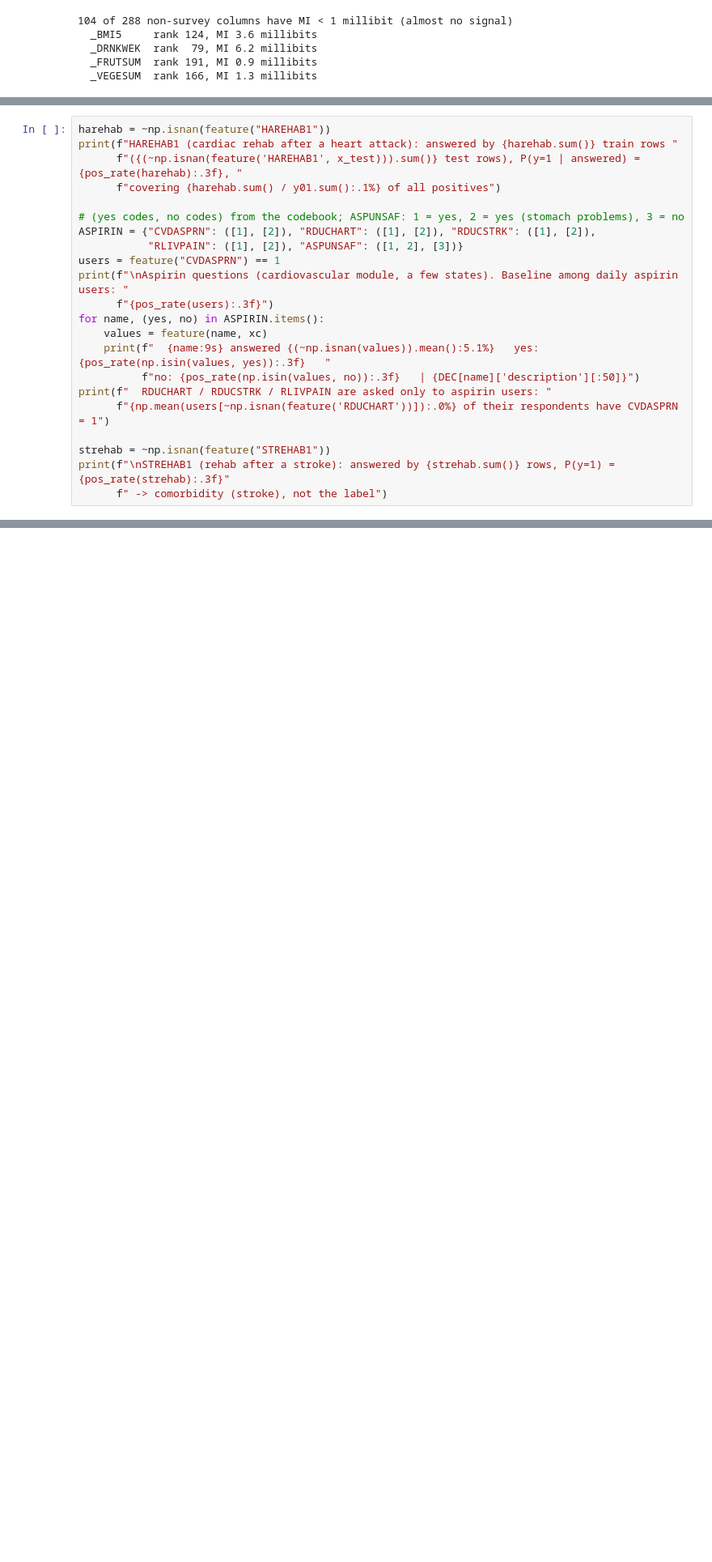
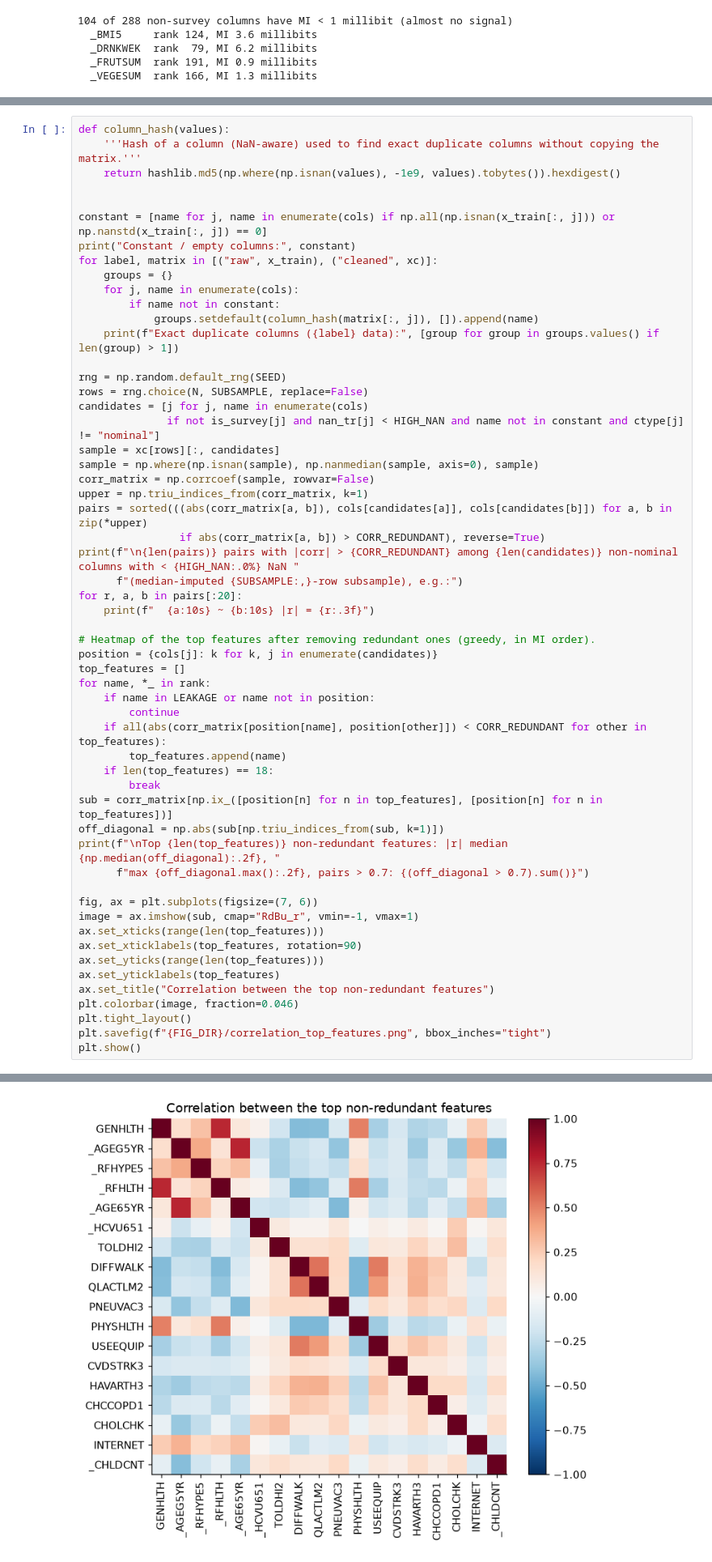
Before and after one commit to Zhiqian-Zhou/ML_Project1, a Jupyter notebook: notebooks/01_eda.ipynb, the cells around one changed output, grey strips where cells are left out. Shown at 81% size. Cells and saved outputs as stored; diff of their text form; blank space fills up the shorter version.

```diff
--- a/notebooks/01_eda.ipynb
+++ b/notebooks/01_eda.ipynb
@@ -816,23 +808,57 @@ Some questions are only asked to people who already had the disease, or are a co
 # %%
-harehab = ~np.isnan(feature("HAREHAB1"))
-print(f"HAREHAB1 (cardiac rehab after a heart attack): answered by {harehab.sum()} train rows "
-      f"({(~np.isnan(feature('HAREHAB1', x_test))).sum()} test rows), P(y=1 | answered) = {pos_rate(harehab):.3f}, "
-      f"covering {harehab.sum() / y01.sum():.1%} of all positives")
+def column_hash(values):
+    '''Hash of a column (NaN-aware) used to find exact duplicate columns without copying the matrix.'''
+    return hashlib.md5(np.where(np.isnan(values), -1e9, values).tobytes()).hexdigest()
 
-# (yes codes, no codes) from the codebook; ASPUNSAF: 1 = yes, 2 = yes (stomach problems), 3 = no
-ASPIRIN = {"CVDASPRN": ([1], [2]), "RDUCHART": ([1], [2]), "RDUCSTRK": ([1], [2]),
-           "RLIVPAIN": ([1], [2]), "ASPUNSAF": ([1, 2], [3])}
-users = feature("CVDASPRN") == 1
-print(f"\nAspirin questions (cardiovascular module, a few states). Baseline among daily aspirin users: "
-      f"{pos_rate(users):.3f}")
-for name, (yes, no) in ASPIRIN.items():
-    values = feature(name, xc)
-    print(f"  {name:9s} answered {(~np.isnan(values)).mean():5.1%}   yes: {pos_rate(np.isin(values, yes)):.3f}   "
-          f"no: {pos_rate(np.isin(values, no)):.3f}   | {DEC[name]['description'][:50]}")
-print(f"  RDUCHART / RDUCSTRK / RLIVPAIN are asked only to aspirin users: "
-      f"{np.mean(users[~np.isnan(feature('RDUCHART'))]):.0%} of their respondents have CVDASPRN = 1")
 
-strehab = ~np.isnan(feature("STREHAB1"))
-print(f"\nSTREHAB1 (rehab after a stroke): answered by {strehab.sum()} rows, P(y=1) = {pos_rate(strehab):.3f}"
-      f" -> comorbidity (stroke), not the label")
+constant = [name for j, name in enumerate(cols) if np.all(np.isnan(x_train[:, j])) or np.nanstd(x_train[:, j]) == 0]
+print("Constant / empty columns:", constant)
+for label, matrix in [("raw", x_train), ("cleaned", xc)]:
+    groups = {}
+    for j, name in enumerate(cols):
+        if name not in constant:
+            groups.setdefault(column_hash(matrix[:, j]), []).append(name)
+    print(f"Exact duplicate columns ({label} data):", [group for group in groups.values() if len(group) > 1])
+
+rng = np.random.default_rng(SEED)
+rows = rng.choice(N, SUBSAMPLE, replace=False)
+candidates = [j for j, name in enumerate(cols)
+              if not is_survey[j] and nan_tr[j] < HIGH_NAN and name not in constant and ctype[j] != "nominal"]
+sample = xc[rows][:, candidates]
+sample = np.where(np.isnan(sample), np.nanmedian(sample, axis=0), sample)
+corr_matrix = np.corrcoef(sample, rowvar=False)
+upper = np.triu_indices_from(corr_matrix, k=1)
+pairs = sorted(((abs(corr_matrix[a, b]), cols[candidates[a]], cols[candidates[b]]) for a, b in zip(*upper)
+                if abs(corr_matrix[a, b]) > CORR_REDUNDANT), reverse=True)
+print(f"\n{len(pairs)} pairs with |corr| > {CORR_REDUNDANT} among {len(candidates)} non-nominal columns with < {HIGH_NAN:.0%} NaN "
+      f"(median-imputed {SUBSAMPLE:,}-row subsample), e.g.:")
+for r, a, b in pairs[:20]:
+    print(f"  {a:10s} ~ {b:10s} |r| = {r:.3f}")
+
+# Heatmap of the top features after removing redundant ones (greedy, in MI order).
+position = {cols[j]: k for k, j in enumerate(candidates)}
+top_features = []
+for name, *_ in rank:
+    if name in LEAKAGE or name not in position:
+        continue
+    if all(abs(corr_matrix[position[name], position[other]]) < CORR_REDUNDANT for other in top_features):
+        top_features.append(name)
+    if len(top_features) == 18:
+        break
+sub = corr_matrix[np.ix_([position[n] for n in top_features], [position[n] for n in top_features])]
+off_diagonal = np.abs(sub[np.triu_indices_from(sub, k=1)])
+print(f"\nTop {len(top_features)} non-redundant features: |r| median {np.median(off_diagonal):.2f}, "
+      f"max {off_diagonal.max():.2f}, pairs > 0.7: {(off_diagonal > 0.7).sum()}")
+
+fig, ax = plt.subplots(figsize=(7, 6))
+image = ax.imshow(sub, cmap="RdBu_r", vmin=-1, vmax=1)
+ax.set_xticks(range(len(top_features)))
+ax.set_xticklabels(top_features, rotation=90)
+ax.set_yticks(range(len(top_features)))
+ax.set_yticklabels(top_features)
+ax.set_title("Correlation between the top non-redundant features")
+plt.colorbar(image, fraction=0.046)
+plt.tight_layout()
+plt.savefig(f"{FIG_DIR}/correlation_top_features.png", bbox_inches="tight")
+plt.show()
 # %% [output]
@@ -850,2 +882,3 @@ STREHAB1 (rehab after a stroke): answered by 517 rows, P(y=1) = 0.358 -> comorbi
+[figure, added]
 # %% [markdown]
 **Takeaways.**
```
Also changed, not shown: parts of 26 cells of this notebook, 5 other files.
